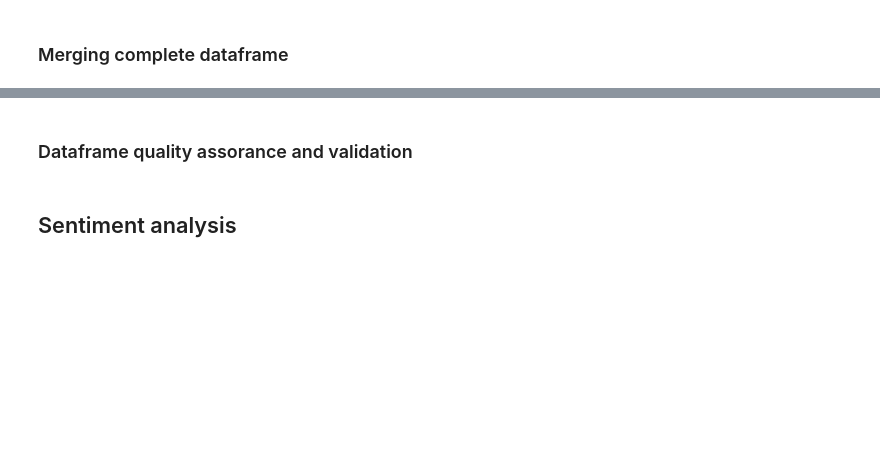
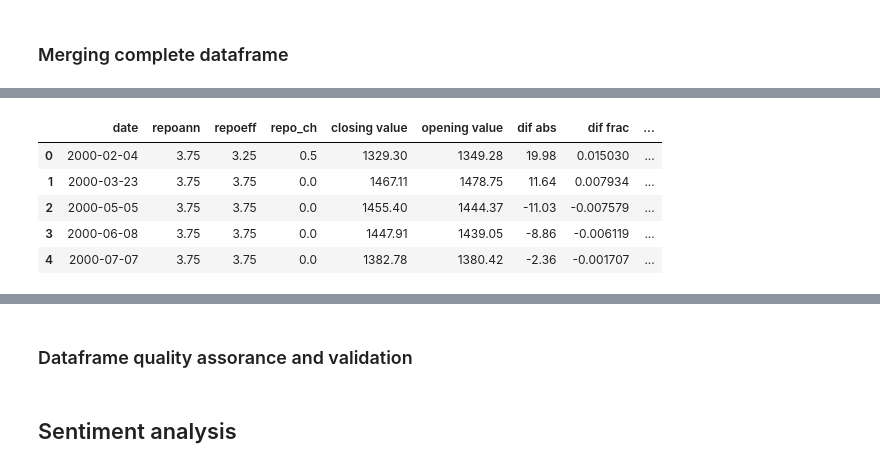
Before and after one commit to MatPiq/SDS-Group-35, a Jupyter notebook: Exam_Project/Group 35 - Python Code .ipynb, the cells around one changed output, grey strips where cells are left out. Cells and saved outputs as stored; diff of their text form; code cells hidden in the pictures; blank space fills up the shorter version.

```diff
--- a/Exam_Project/Group 35 - Python Code .ipynb
+++ b/Exam_Project/Group 35 - Python Code .ipynb
@@ -247,2 +280,11 @@ repo_omx.head()
 # %%
 #merge repo_omx with sentiment analysis
+complete_df = pd.merge(repo_omx, sent_df, on = 'date', how = 'inner')
+complete_df.head()
+# %% [output]
+|  | date | repoann | repoeff | repo_ch | closing value | opening value | dif abs | dif frac | ... |
+| 0 | 2000-02-04 | 3.75 | 3.25 | 0.5 | 1329.30 | 1349.28 | 19.98 | 0.015030 | ... |
+| 1 | 2000-03-23 | 3.75 | 3.75 | 0.0 | 1467.11 | 1478.75 | 11.64 | 0.007934 | ... |
+| 2 | 2000-05-05 | 3.75 | 3.75 | 0.0 | 1455.40 | 1444.37 | -11.03 | -0.007579 | ... |
+| 3 | 2000-06-08 | 3.75 | 3.75 | 0.0 | 1447.91 | 1439.05 | -8.86 | -0.006119 | ... |
+| 4 | 2000-07-07 | 3.75 | 3.75 | 0.0 | 1382.78 | 1380.42 | -2.36 | -0.001707 | ... |
```
Also changed, not shown: parts of 10 cells of this notebook, 2 other files.
